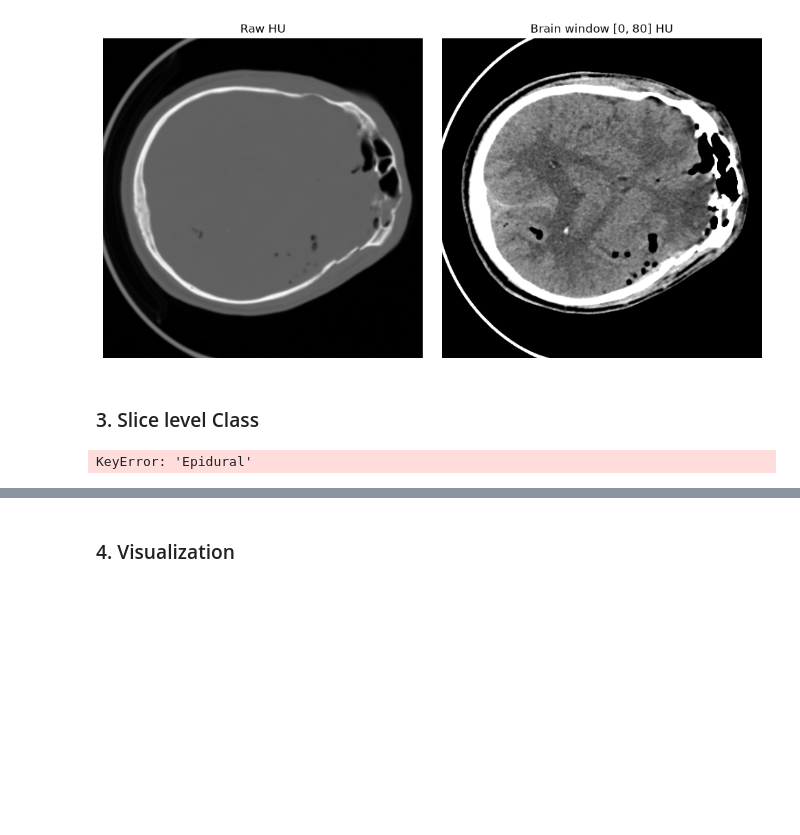
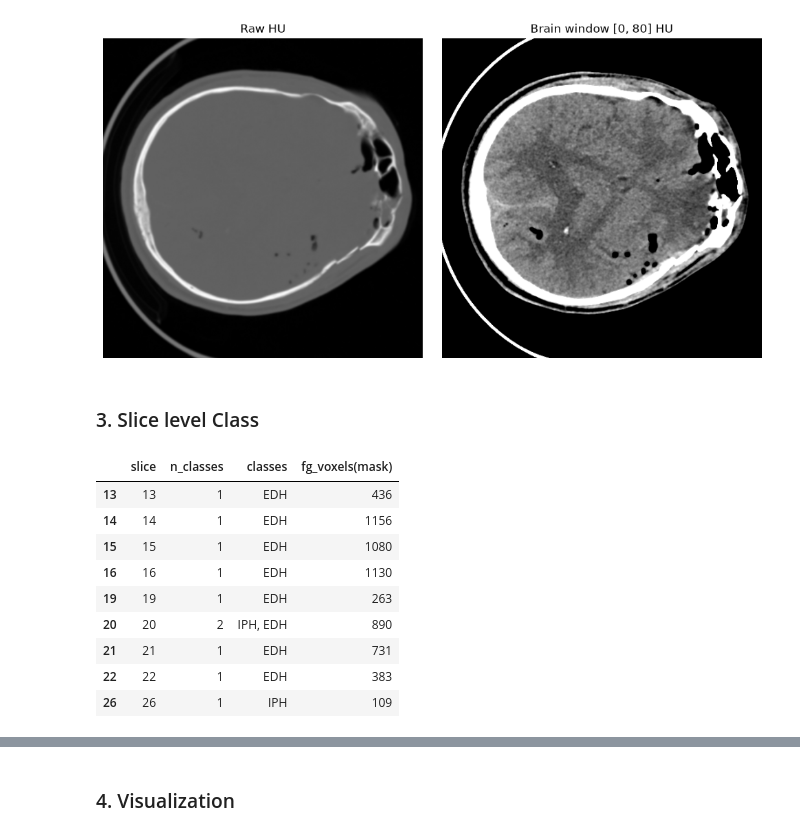
Before and after one commit to 02dumartin/ich-vlm, a Jupyter notebook: notebook/CT-ICH.ipynb, the cells around one changed output, grey strips where cells are left out. Saved outputs shown, nothing was run; the diff lists cells and outputs as text; code cells hidden in the pictures; blank space fills up the shorter version.

```diff
--- a/notebook/CT-ICH.ipynb
+++ b/notebook/CT-ICH.ipynb
@@ -228,23 +236,31 @@ plt.show()
 # %% [markdown]
 ### 3. Slice level Class
 # %%
-# mask는 binary라 mask에서 subtype을 못 뽑음 -> CSV에서 슬라이스별 subtype 가져옴
 rows = []
 for _, row in patient_slices.iterrows():
-    z = int(row['SliceNumber']) - 1  # 1-indexed -> 0-indexed
-    classes_present = [class_names_1cls[c] for c in csv_class_columns if row[c] == 1]
+    z = int(row['SliceNumber']) - 1
+    classes_present = [csv_to_short[c] for c in csv_class_columns if row[c] == 1]
     fg_voxels = int((mask_arr[:, :, z] > 0).sum()) if 0 <= z < mask_arr.shape[2] else np.nan
     rows.append({
         'slice': z,
         'n_classes': len(classes_present),
         'classes': ', '.join(classes_present),
         'fg_voxels(mask)': fg_voxels,
     })
 
 df_slices = pd.DataFrame(rows)
 display(df_slices[df_slices['n_classes'] > 0])
 # %% [output]
-KeyError: 'Epidural'
+|  | slice | n_classes | classes | fg_voxels(mask) |
+| 13 | 13 | 1 | EDH | 436 |
+| 14 | 14 | 1 | EDH | 1156 |
+| 15 | 15 | 1 | EDH | 1080 |
+| 16 | 16 | 1 | EDH | 1130 |
+| 19 | 19 | 1 | EDH | 263 |
+| 20 | 20 | 2 | IPH, EDH | 890 |
+| 21 | 21 | 1 | EDH | 731 |
+| 22 | 22 | 1 | EDH | 383 |
+| 26 | 26 | 1 | IPH | 109 |
 # %%
 best_z = int(df_slices['fg_voxels(mask)'].idxmax())
 windowed_slice = apply_window(img_arr[:, :, best_z].T)   # [best_z] 아님
```
Also changed, not shown: parts of 7 cells of this notebook, 1 other file.
